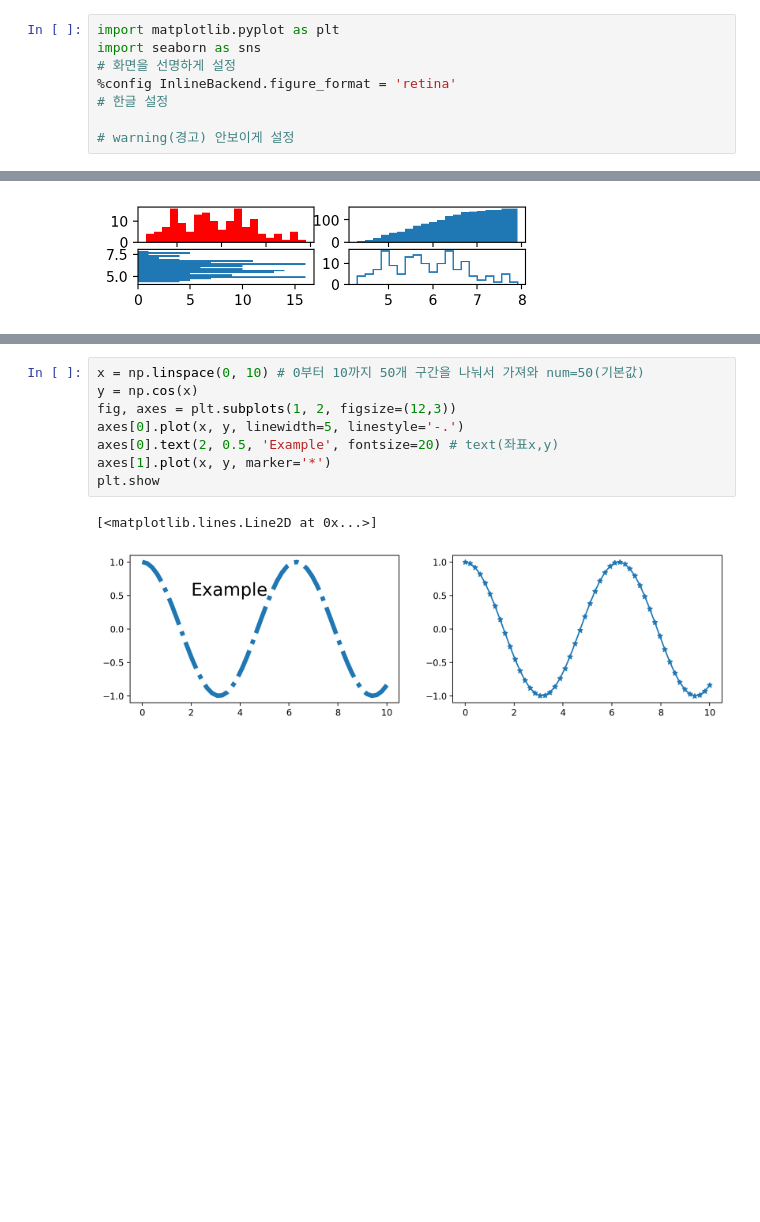
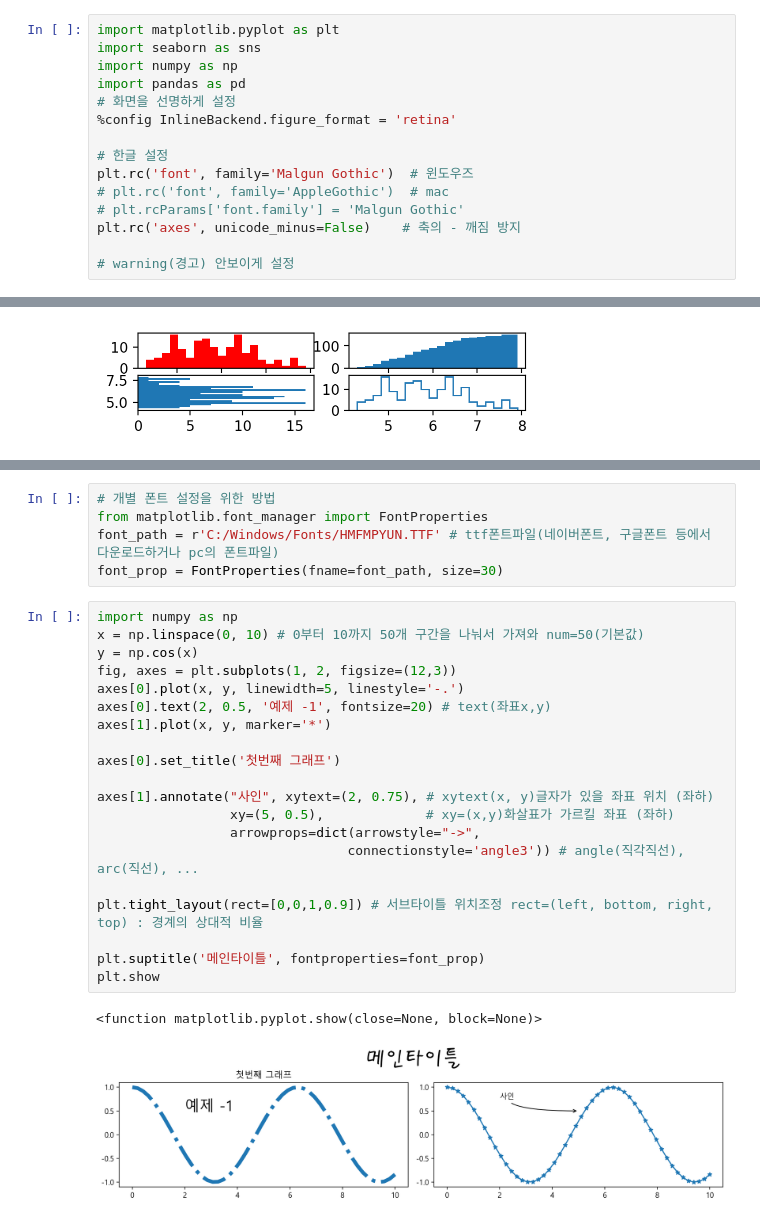
Before and after one commit to k-j-hyun/ai_x, a Jupyter notebook: source/01_python/ch12_데이터시각화_1matplotlib.ipynb, the cells around one changed output, grey strips where cells are left out. Cells and saved outputs as stored; diff of their text form; blank space fills up the shorter version.

```diff
--- a/source/01_python/ch12_데이터시각화_1matplotlib.ipynb
+++ b/source/01_python/ch12_데이터시각화_1matplotlib.ipynb
@@ -47,9 +47,16 @@ matplotlib.__version__
 # %%
 import matplotlib.pyplot as plt
 import seaborn as sns
+import numpy as np
+import pandas as pd
 # 화면을 선명하게 설정
 %config InlineBackend.figure_format = 'retina'
+
 # 한글 설정
+plt.rc('font', family='Malgun Gothic')  # 윈도우즈
+# plt.rc('font', family='AppleGothic')  # mac
+# plt.rcParams['font.family'] = 'Malgun Gothic'
+plt.rc('axes', unicode_minus=False)    # 축의 - 깨짐 방지
 
 # warning(경고) 안보이게 설정
 # %% [markdown]
@@ -263,11 +271,28 @@ plt.show()
+# %%
+# 개별 폰트 설정을 위한 방법
+from matplotlib.font_manager import FontProperties
+font_path = r'C:/Windows/Fonts/HMFMPYUN.TTF' # ttf폰트파일(네이버폰트, 구글폰트 등에서 다운로드하거나 pc의 폰트파일)
+font_prop = FontProperties(fname=font_path, size=30)
 # %%
+import numpy as np
 x = np.linspace(0, 10) # 0부터 10까지 50개 구간을 나눠서 가져와 num=50(기본값)
 y = np.cos(x)
 fig, axes = plt.subplots(1, 2, figsize=(12,3))
 axes[0].plot(x, y, linewidth=5, linestyle='-.')
-axes[0].text(2, 0.5, 'Example', fontsize=20) # text(좌표x,y)
+axes[0].text(2, 0.5, '예제 -1', fontsize=20) # text(좌표x,y)
 axes[1].plot(x, y, marker='*')
+
+axes[0].set_title('첫번째 그래프')
+
+axes[1].annotate("사인", xytext=(2, 0.75), # xytext(x, y)글자가 있을 좌표 위치 (좌하)
+                 xy=(5, 0.5),             # xy=(x,y)화살표가 가르킬 좌표 (좌하)
+                 arrowprops=dict(arrowstyle="->",
+                                connectionstyle='angle3')) # angle(직각직선), arc(직선), ...
+
+plt.tight_layout(rect=[0,0,1,0.9]) # 서브타이틀 위치조정 rect=(left, bottom, right, top) : 경계의 상대적 비율
+
+plt.suptitle('메인타이틀', fontproperties=font_prop)
 plt.show
 # %% [output]
-[<matplotlib.lines.Line2D at 0x...>]
+<function matplotlib.pyplot.show(close=None, block=None)>
-[figure, old version]
+[figure, new version]
```
Also changed, not shown: parts of 14 cells of this notebook, 8 other files.
